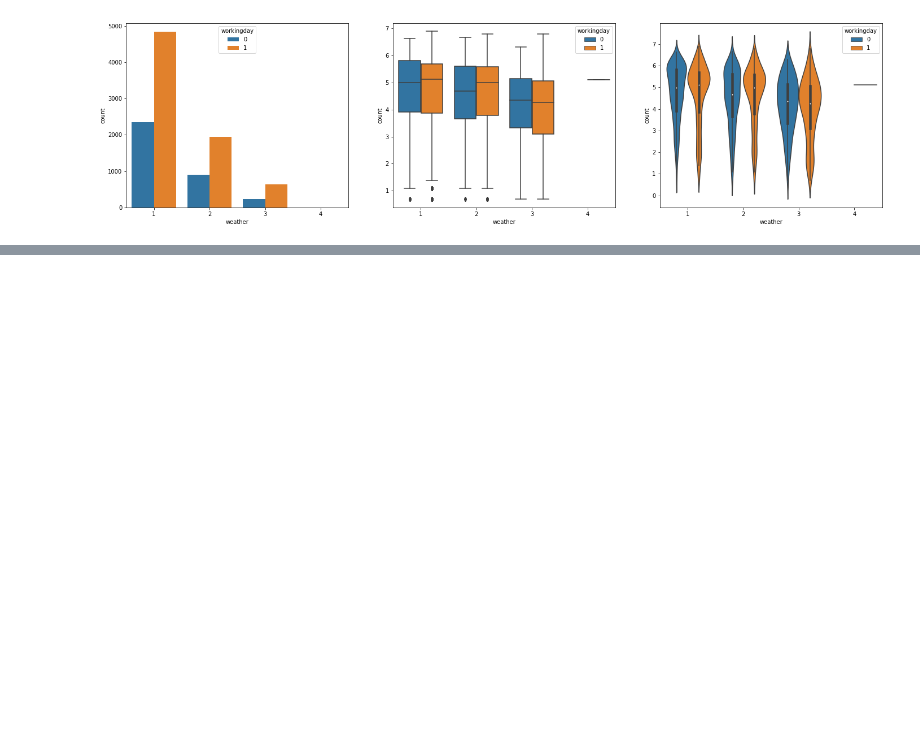
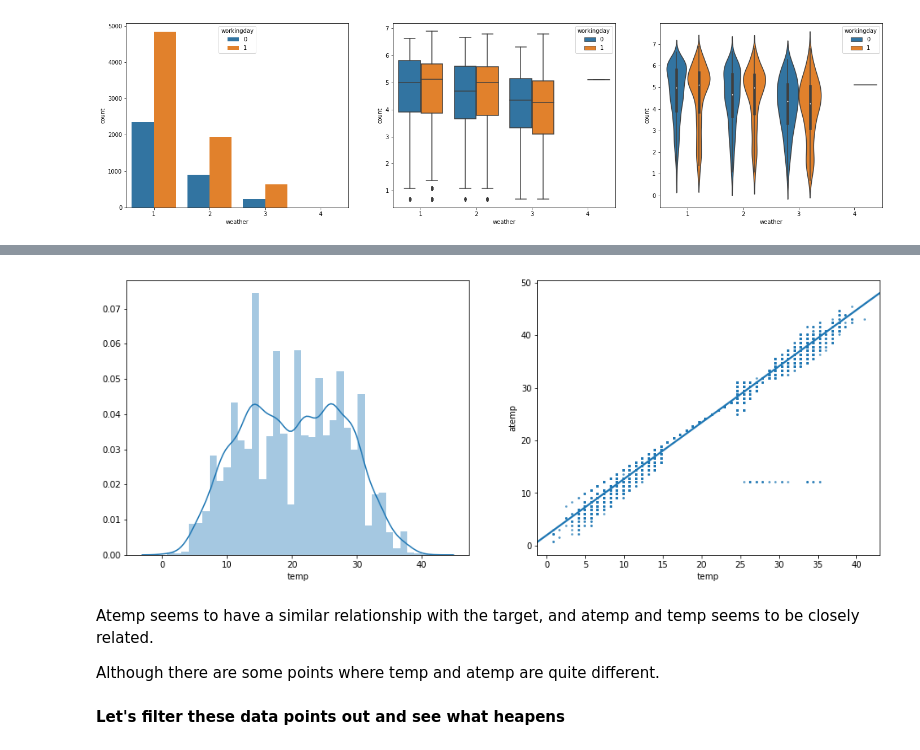
Before and after one commit to EricLiuLR/Machine_Learning_Projects, a Jupyter notebook: Bike_Sharing_Demand/eda.ipynb, the cells around one changed output, grey strips where cells are left out. Saved outputs shown, nothing was run; the diff lists cells and outputs as text; code cells hidden in the pictures; blank space fills up the shorter version.

```diff
--- a/Bike_Sharing_Demand/eda.ipynb
+++ b/Bike_Sharing_Demand/eda.ipynb
@@ -176,0 +218,10 @@ plot_category('weather', hue='workingday')
+# %%
+plot_numerical('temp', 'atemp')
+# %% [output]
+[figure, added]
+# %% [markdown]
+Atemp seems to have a similar relationship with the target, and atemp and temp seems to be closely related.
+
+Although there are some points where temp and atemp are quite different.
+# %% [markdown]
+**Let's filter these data points out and see what heapens**
```
Also changed, not shown: parts of 16 cells of this notebook.
